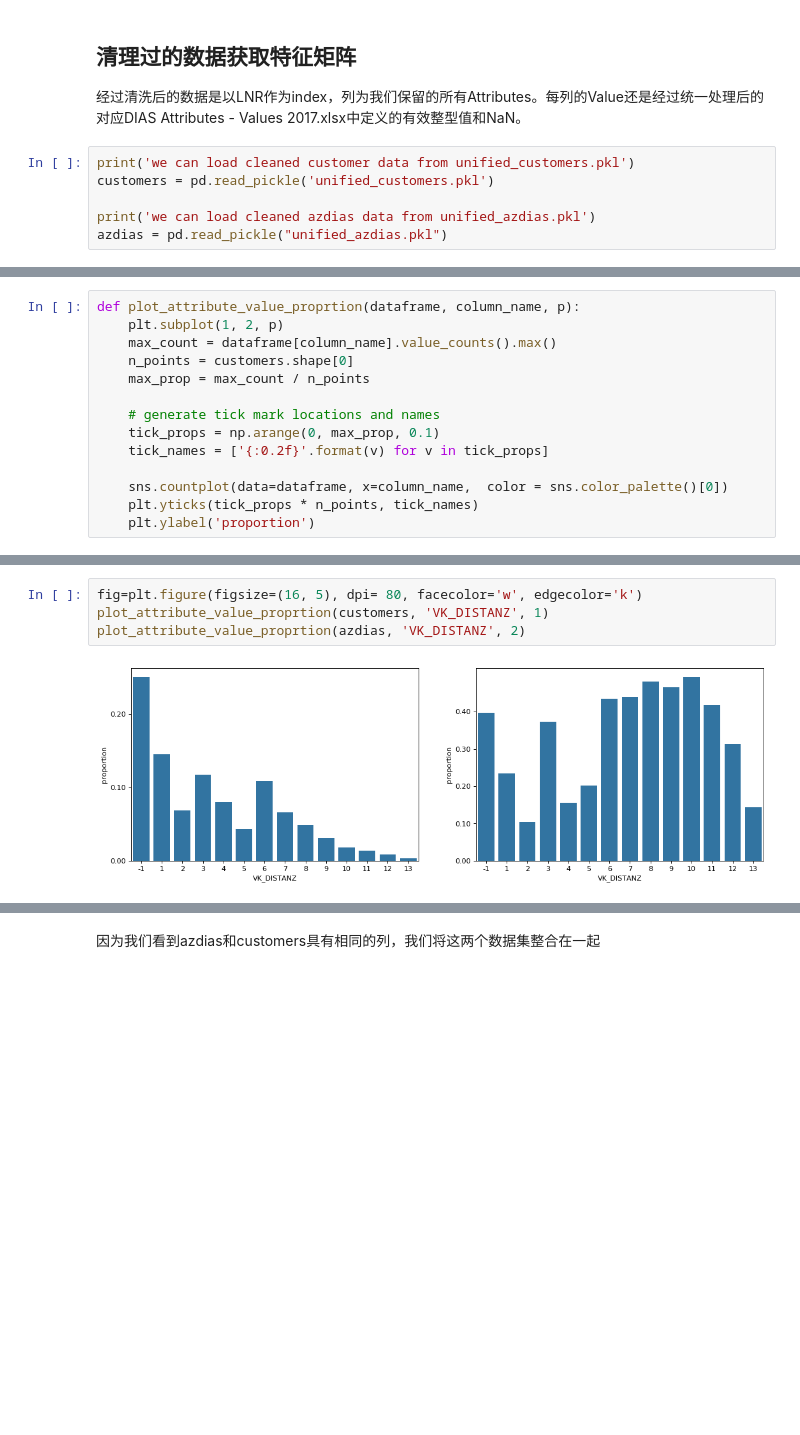
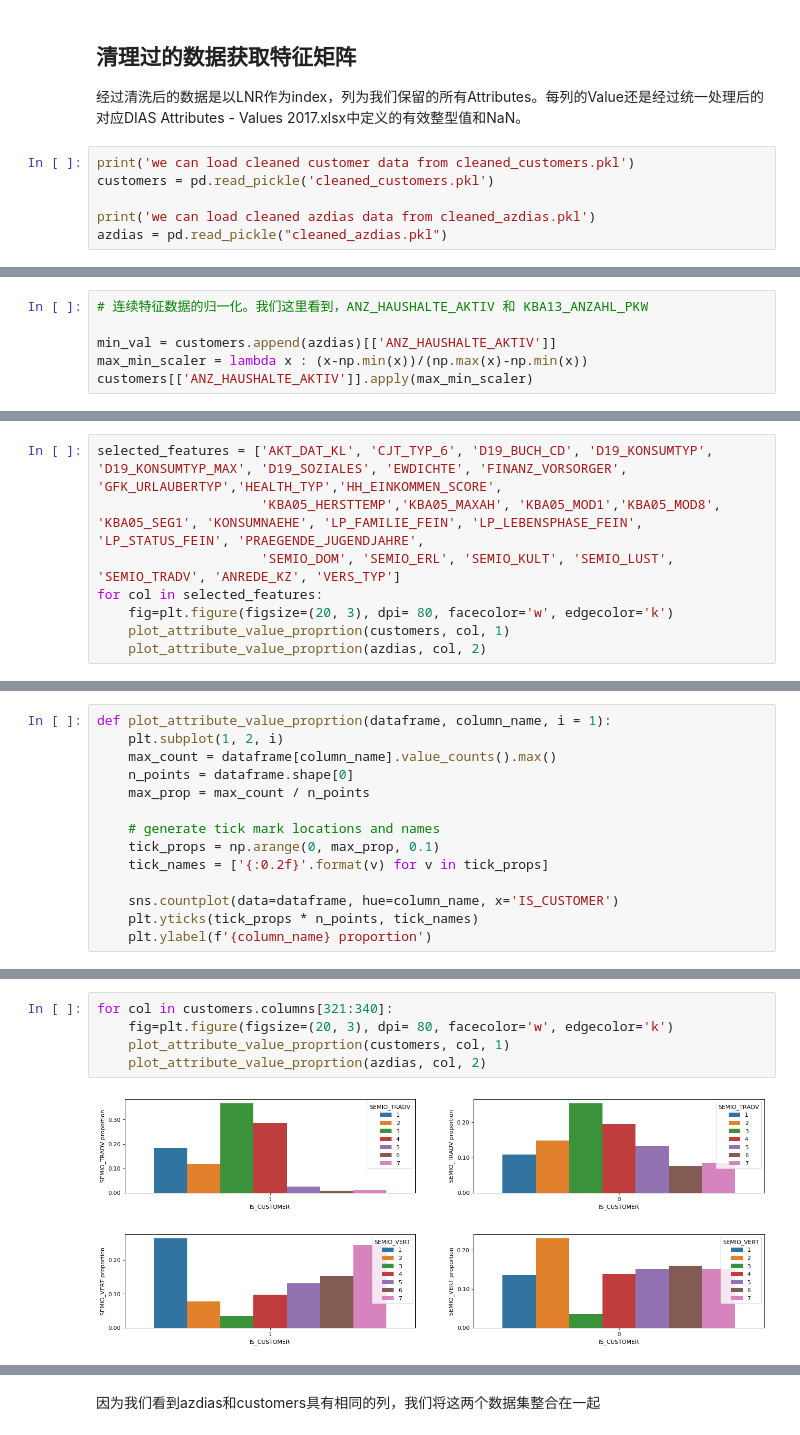
Before and after one commit to lqiang79/udacity_DSND_arvato, a Jupyter notebook: Arvato_Project_Workbook_zh.ipynb, the cells around one changed output, grey strips where cells are left out. Saved outputs shown, nothing was run; the diff lists cells and outputs as text; blank space fills up the shorter version.

Commit message:
finish cleanup data. all NaN will be cleaned up.

```diff
--- a/Arvato_Project_Workbook_zh.ipynb
+++ b/Arvato_Project_Workbook_zh.ipynb
@@ -388,8 +763,8 @@ print('unified azdias data saved as unified_azdias.pkl')
 
 经过清洗后的数据是以LNR作为index，列为我们保留的所有Attributes。每列的Value还是经过统一处理后的对应DIAS Attributes - Values 2017.xlsx中定义的有效整型值和NaN。
 # %%
-print('we can load cleaned customer data from unified_customers.pkl')
-customers = pd.read_pickle('unified_customers.pkl')
+print('we can load cleaned customer data from cleaned_customers.pkl')
+customers = pd.read_pickle('cleaned_customers.pkl')
 
-print('we can load cleaned azdias data from unified_azdias.pkl')
-azdias = pd.read_pickle("unified_azdias.pkl")
+print('we can load cleaned azdias data from cleaned_azdias.pkl')
+azdias = pd.read_pickle("cleaned_azdias.pkl")
@@ -424,3 +809,9 @@ customers.head()
+# %%
+# 连续特征数据的归一化。我们这里看到，ANZ_HAUSHALTE_AKTIV 和 KBA13_ANZAHL_PKW
+
+min_val = customers.append(azdias)[['ANZ_HAUSHALTE_AKTIV']]
+max_min_scaler = lambda x : (x-np.min(x))/(np.max(x)-np.min(x))
+customers[['ANZ_HAUSHALTE_AKTIV']].apply(max_min_scaler)
 # %%
 print('azdias.shape=', azdias.shape, 'customers.shape=',customers.shape)
 # %% [output]
@@ -427,0 +819,8 @@ azdias.shape= (891221, 352) customers.shape= (191652, 352)
+# %%
+selected_features = ['AKT_DAT_KL', 'CJT_TYP_6', 'D19_BUCH_CD', 'D19_KONSUMTYP', 'D19_KONSUMTYP_MAX', 'D19_SOZIALES', 'EWDICHTE', 'FINANZ_VORSORGER', 'GFK_URLAUBERTYP','HEALTH_TYP','HH_EINKOMMEN_SCORE',
+                     'KBA05_HERSTTEMP','KBA05_MAXAH', 'KBA05_MOD1','KBA05_MOD8', 'KBA05_SEG1', 'KONSUMNAEHE', 'LP_FAMILIE_FEIN', 'LP_LEBENSPHASE_FEIN', 'LP_STATUS_FEIN', 'PRAEGENDE_JUGENDJAHRE',
+                     'SEMIO_DOM', 'SEMIO_ERL', 'SEMIO_KULT', 'SEMIO_LUST', 'SEMIO_TRADV', 'ANREDE_KZ', 'VERS_TYP']
+for col in selected_features:
+    fig=plt.figure(figsize=(20, 3), dpi= 80, facecolor='w', edgecolor='k')
+    plot_attribute_value_proprtion(customers, col, 1)
+    plot_attribute_value_proprtion(azdias, col, 2)
@@ -428,14 +849,14 @@ azdias.shape= (891221, 352) customers.shape= (191652, 352)
 # %%
-def plot_attribute_value_proprtion(dataframe, column_name, p):
-    plt.subplot(1, 2, p)
+def plot_attribute_value_proprtion(dataframe, column_name, i = 1):
+    plt.subplot(1, 2, i)
     max_count = dataframe[column_name].value_counts().max()
-    n_points = customers.shape[0]
+    n_points = dataframe.shape[0]
     max_prop = max_count / n_points
 
     # generate tick mark locations and names
     tick_props = np.arange(0, max_prop, 0.1)
     tick_names = ['{:0.2f}'.format(v) for v in tick_props]
 
-    sns.countplot(data=dataframe, x=column_name,  color = sns.color_palette()[0])
+    sns.countplot(data=dataframe, hue=column_name, x='IS_CUSTOMER')
     plt.yticks(tick_props * n_points, tick_names)
-    plt.ylabel('proportion')
+    plt.ylabel(f'{column_name} proportion')
@@ -442,6 +865,8 @@ def plot_attribute_value_proprtion(dataframe, column_name, p):
 # %%
-fig=plt.figure(figsize=(16, 5), dpi= 80, facecolor='w', edgecolor='k')
-plot_attribute_value_proprtion(customers, 'VK_DISTANZ', 1)
-plot_attribute_value_proprtion(azdias, 'VK_DISTANZ', 2)
+for col in customers.columns[321:340]:
+    fig=plt.figure(figsize=(20, 3), dpi= 80, facecolor='w', edgecolor='k')
+    plot_attribute_value_proprtion(customers, col, 1)
+    plot_attribute_value_proprtion(azdias, col, 2)
 # %% [output]
-[figure, old version]
+[figure, new version]
+[figure, added]
```
Also changed, not shown: parts of 85 cells of this notebook, 1 other file.
